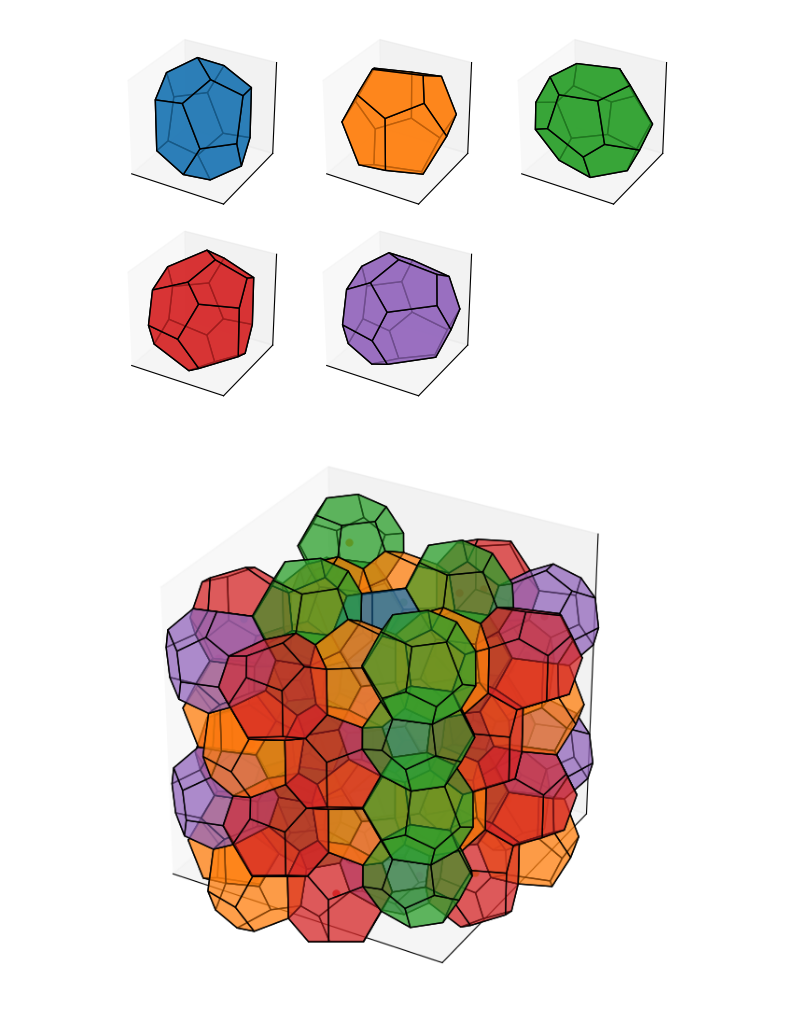
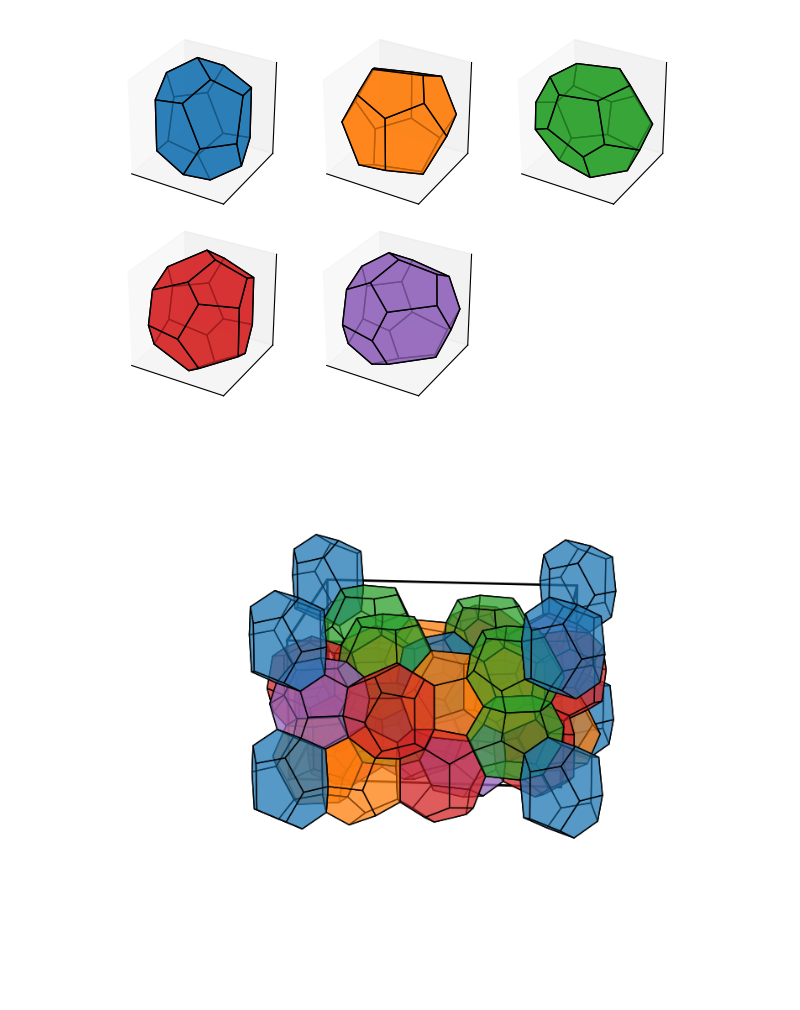
Before and after one commit to ch-tung/QC_scattering, a Jupyter notebook: test_FK-sigma_ca_ratio_voronoi.ipynb, the cells around one changed output. Cells and saved outputs as stored; diff of their text form; code cells hidden in the pictures; blank space fills up the shorter version.

Commit message:
render stacked Voronoi cells

```diff
--- a/test_FK-sigma_ca_ratio_voronoi.ipynb
+++ b/test_FK-sigma_ca_ratio_voronoi.ipynb
@@ -314,7 +314,7 @@ plt.show()
 # %%
 n_x = 1
 n_y = 1
-n_layers = 2
+n_layers = 1
 
 # Choose c/a ratio here
 r_ca = [228/431]
@@ -337,8 +337,9 @@ for i_r, r in enumerate(r_ca):
     bounds = np.array([[0,n_x*l],[0,n_y*l],[0,n_layers*l_c]])
     points = np.vstack(c_rod)
 
+    sigma = 1e-16
     c_center = np.array([l-np.sqrt(6)/4,np.sqrt(6)/4,0])
-    c_shift = np.array([l/2,l/2,0])-c_center
+    c_shift = np.array([l/2,l/2+sigma,0])-c_center
     points = points + c_shift
     L = bounds[:,1]-bounds[:,0]
     points = points-np.floor(points/L)*L
@@ -362,39 +363,67 @@ for i_r, r in enumerate(r_ca):
     # list of reduced cell volumes
     list_volume_reduced = np.array(list_volume)*np.sum(counts)/np.sum(counts*unique_volume)
 
-fig = plt.figure(figsize=(6,6))
+fig = plt.figure(figsize=(8,6))
 ax = fig.add_subplot(1, 1, 1, projection='3d')
-ax.set_box_aspect([l,l,l_c*2])
+ax.set_box_aspect([l,l,l_c])
 
+points_list = []
 for i_cell in range(len(points)):
     vertices = np.array(list_vertices[i_cell])
     v_cm = np.mean(vertices,axis=0)
     vertices = vertices
     faces = list_faces[i_cell]
     volume = list_volume_reduced[i_cell]
     i_type = np.argmin(np.abs(unique_volume_reduced-volume))
 
-    ax.plot(points[i_cell,0],points[i_cell,1],points[i_cell,2],'.',markersize=10)
+    # ax.plot(points[i_cell,0],points[i_cell,1],points[i_cell,2],'k.',markersize=10)
+    points_list.append(points[i])
 
     for i_faces, face in enumerate(faces):
         vertices_face_list = vertices[face['vertices']].tolist()
         pgs = [list(tuple(x for x in v) for v in vertices_face_list)]
         collection_v = Poly3DCollection(pgs,
                                         facecolors=colors[i_type], linewidths=1, edgecolors='k', alpha=.5)
 
         ax.add_collection3d(collection_v)
 
+i_cell = 16
+vertices = np.array(list_vertices[i_cell])
+v_cm = np.mean(vertices,axis=0)
+vertices = vertices
+faces = list_faces[i_cell]
+volume = list_volume_reduced[i_cell]
+i_type = np.argmin(np.abs(unique_volume_reduced-volume))
 
-ax.set_xlim(0,l)
-ax.set_ylim(0,l)
-ax.set_zlim(0,l_c*2)
+c_list = [[l,0,0],[0,l,0],[0,0,l_c],[l,l,0],[0,l,l_c],[l,0,l_c],[l,l,l_c]]
+
+for c in c_list:
+    # ax.plot(c_list[0],c_list[1],c_list[2],'k.',markersize=10)
+    points_list.append(c)
+
+    for i_faces, face in enumerate(faces):
+        vertices_face_list = vertices[face['vertices']].tolist()
+        pgs = [list(tuple(x for x in v) for v in np.array(vertices_face_list)+c)]
+        collection_v = Poly3DCollection(pgs,
+                                        facecolors=colors[i_type], linewidths=1, edgecolors='k', alpha=.5)
+
+        ax.add_collection3d(collection_v)
+
+ax.plot([0,l,l,0,0],[0,0,l,l,0],[0,0,0,0,0],'-k',lw=2)
+ax.plot([0,l,l,0,0],[0,0,l,l,0],[l_c,l_c,l_c,l_c,l_c],'-k',lw=2)
+ax.plot([0,0,0,0,0],[0,0,l,l,0],[0,l_c,l_c,0,0],'-k',lw=2)
+ax.plot([l,l,l,l,l],[0,0,l,l,0],[0,l_c,l_c,0,0],'-k',lw=2)
+
+ax.set_xlim(0-l/10,l+l/1/10)
+ax.set_ylim(0-l/10,l+l/1/10)
+ax.set_zlim(0-l_c/10,l_c+l_c/1/10)
 ax.set_xticks([])
 ax.set_yticks([])
 ax.set_zticks([])
-
-
+ax.view_init(elev=15, azim=-84)
+ax.axis('off')
 
 plt.tight_layout()
 plt.show()
 # %% [output]
-[figure, old version]
+[figure, new version]
```
